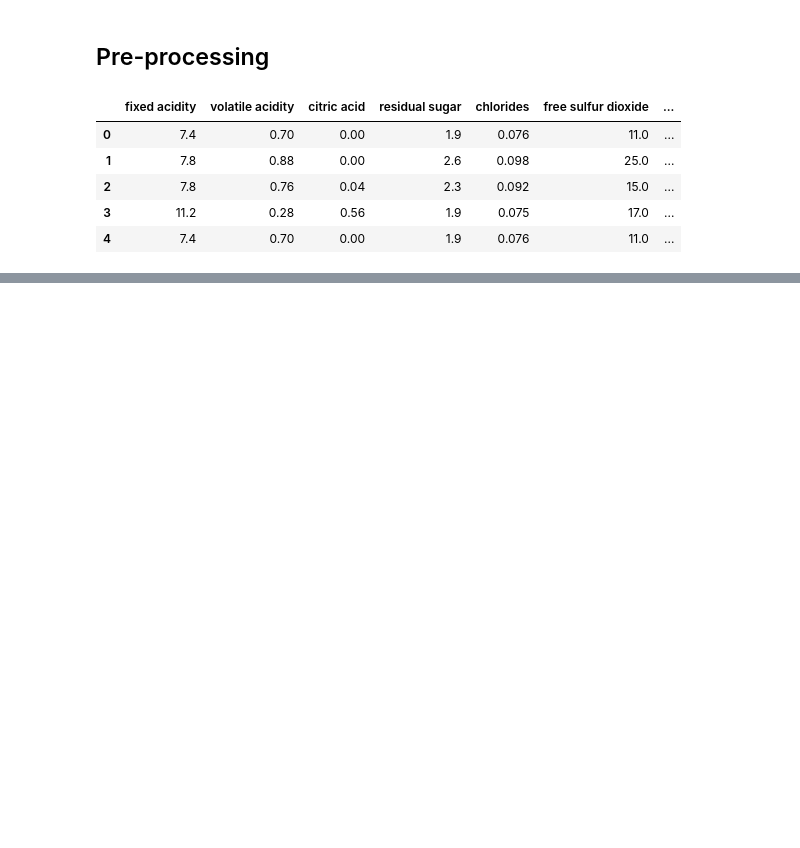
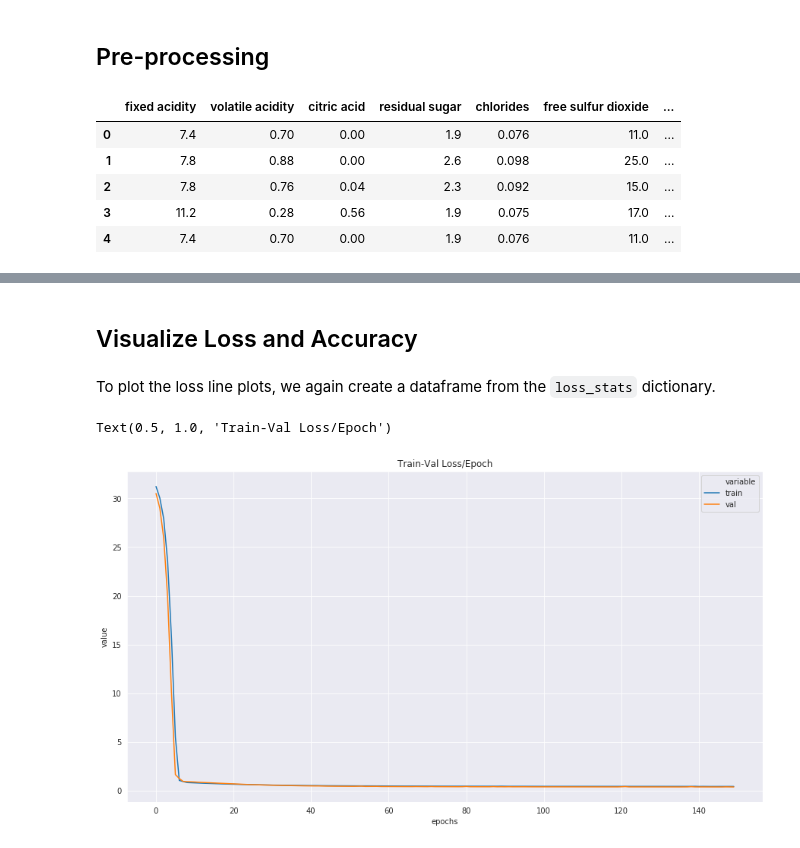
Before and after one commit to theairbend3r/how-to-train-your-neural-net, a Jupyter notebook: pytorch/tabular/regression/multiple _regression_wine.ipynb, the cells around one changed output, grey strips where cells are left out. Saved outputs shown, nothing was run; the diff lists cells and outputs as text; code cells hidden in the pictures; blank space fills up the shorter version.

```diff
--- a/pytorch/tabular/regression/multiple _regression_wine.ipynb
+++ b/pytorch/tabular/regression/multiple _regression_wine.ipynb
@@ -203,0 +236,3 @@ R^2 : 0.1086418428145276
+# %%
+device = torch.device("cuda:0" if torch.cuda.is_available() else "cpu")
+print(device)
@@ -203,0 +245,8 @@ R^2 : 0.1086418428145276
+# %%
+model = MultipleRegression(NUM_FEATURES)
+model.to(device)
+
+print(model)
+
+criterion = nn.MSELoss()
+optimizer = optim.Adam(model.parameters(), lr=LEARNING_RATE)
@@ -203,0 +265,5 @@ R^2 : 0.1086418428145276
+# %%
+loss_stats = {
+    'train': [],
+    "val": []
+}
@@ -203,0 +342,12 @@ R^2 : 0.1086418428145276
+# %% [markdown]
+## Visualize Loss and Accuracy
+# %% [markdown]
+To plot the loss line plots, we again create a dataframe from the `loss_stats` dictionary.
+# %%
+train_val_loss_df = pd.DataFrame.from_dict(loss_stats).reset_index().melt(id_vars=['index']).rename(columns={"index":"epochs"})
+# %%
+plt.figure(figsize=(15,8))
+sns.lineplot(data=train_val_loss_df, x = "epochs", y="value", hue="variable").set_title('Train-Val Loss/Epoch')
+# %% [output]
+Text(0.5, 1.0, 'Train-Val Loss/Epoch')
+[figure, added]
```
Also changed, not shown: parts of 59 cells of this notebook.
